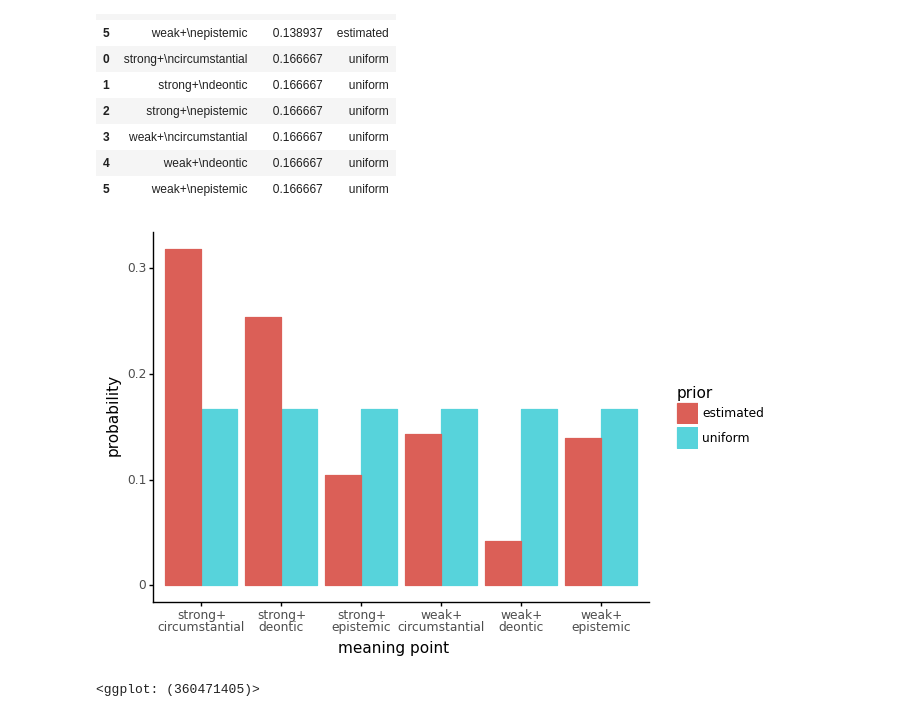
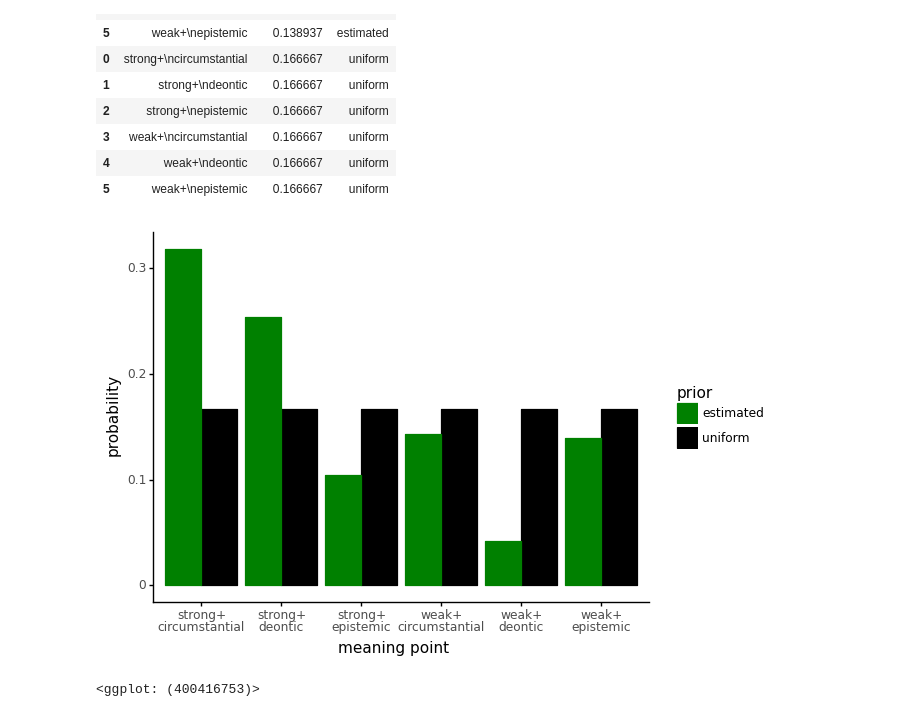
Before and after one commit to nathimel/modals-effcomm, a Jupyter notebook: src/notebooks/visualize_prior.ipynb, the cells around one changed output. Drawn from its saved outputs; the diff is of its cells as text; code cells hidden in the pictures.

Commit message:
mess around with multiplot and prior plot

```diff
--- a/src/notebooks/visualize_prior.ipynb
+++ b/src/notebooks/visualize_prior.ipynb
@@ -59,23 +59,25 @@ data
 # %%
 barplot = (
     pn.ggplot(
         data=data,
         mapping=pn.aes(x='meaning point', y='probability')
     )
     + pn.geom_bar(
         stat="identity",
         position="dodge",
         mapping=pn.aes(
             fill='prior',
             color='prior',
         ),
     )
+    + pn.scale_color_manual(values=['green', 'orange'])
+    + pn.scale_fill_manual(values=['green', 'orange'])
     + pn.theme_classic()
 )
 barplot
 # %% [output]
-[figure, old version]
+[figure, new version]
-<ggplot: (360471405)>
+<ggplot: (400416753)>
 # %%
 # or should we use a tile plot?
 df_estimated_prior = pd.DataFrame(
```
Also changed, not shown: parts of 2 cells of this notebook, 11 other files.
